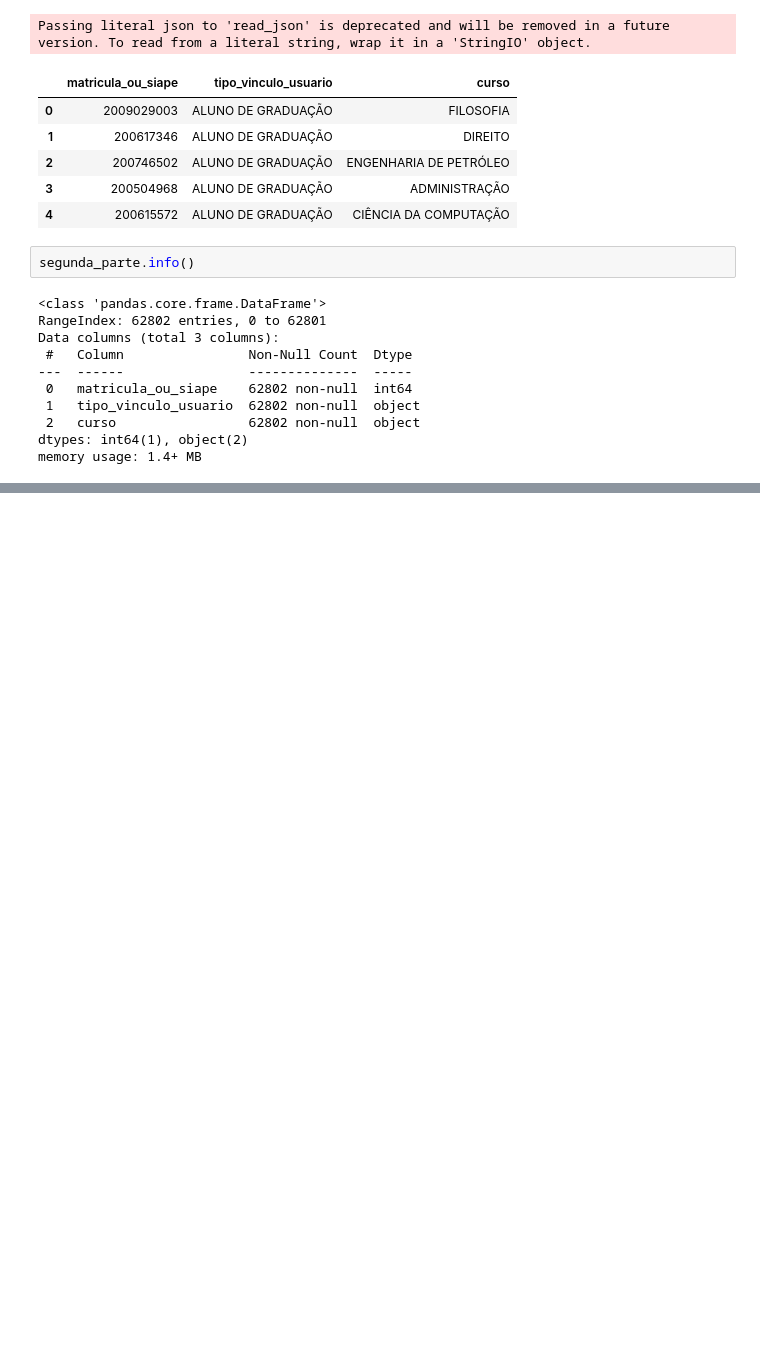
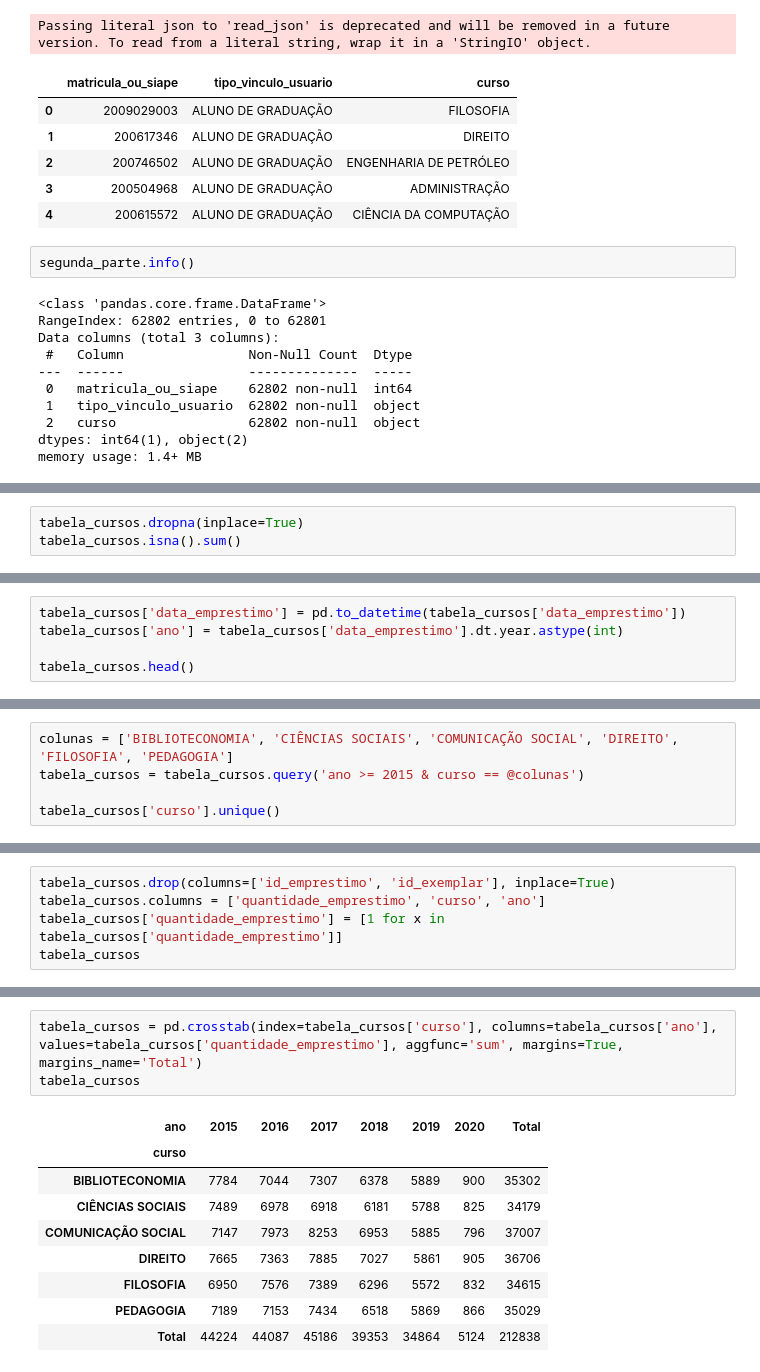
Before and after one commit to LuizHB23/7DaysOfCode-Pandas, a Jupyter notebook: main.ipynb, the cells around one changed output, grey strips where cells are left out. Drawn from its saved outputs; the diff is of its cells as text; blank space fills up the shorter version.

```diff
--- a/main.ipynb
+++ b/main.ipynb
@@ -1184,0 +1262,3 @@ memory usage: 2.0+ MB
+# %%
+tabela_cursos.dropna(inplace=True)
+tabela_cursos.isna().sum()
@@ -1184,0 +1271,5 @@ memory usage: 2.0+ MB
+# %%
+tabela_cursos['data_emprestimo'] = pd.to_datetime(tabela_cursos['data_emprestimo'])
+tabela_cursos['ano'] = tabela_cursos['data_emprestimo'].dt.year.astype(int)
+
+tabela_cursos.head()
@@ -1184,0 +1297,5 @@ memory usage: 2.0+ MB
+# %%
+colunas = ['BIBLIOTECONOMIA', 'CIÊNCIAS SOCIAIS', 'COMUNICAÇÃO SOCIAL', 'DIREITO', 'FILOSOFIA', 'PEDAGOGIA']
+tabela_cursos = tabela_cursos.query('ano >= 2015 & curso == @colunas')
+
+tabela_cursos['curso'].unique()
@@ -1184,0 +1318,5 @@ memory usage: 2.0+ MB
+# %%
+tabela_cursos.drop(columns=['id_emprestimo', 'id_exemplar'], inplace=True)
+tabela_cursos.columns = ['quantidade_emprestimo', 'curso', 'ano']
+tabela_cursos['quantidade_emprestimo'] = [1 for x in tabela_cursos['quantidade_emprestimo']]
+tabela_cursos
@@ -1184,0 +1337,13 @@ memory usage: 2.0+ MB
+# %%
+tabela_cursos = pd.crosstab(index=tabela_cursos['curso'], columns=tabela_cursos['ano'], values=tabela_cursos['quantidade_emprestimo'], aggfunc='sum', margins=True, margins_name='Total')
+tabela_cursos
+# %% [output]
+| ano | 2015 | 2016 | 2017 | 2018 | 2019 | 2020 | Total |
+| curso |  |  |  |  |  |  |  |
+| BIBLIOTECONOMIA | 7784 | 7044 | 7307 | 6378 | 5889 | 900 | 35302 |
+| CIÊNCIAS SOCIAIS | 7489 | 6978 | 6918 | 6181 | 5788 | 825 | 34179 |
+| COMUNICAÇÃO SOCIAL | 7147 | 7973 | 8253 | 6953 | 5885 | 796 | 37007 |
+| DIREITO | 7665 | 7363 | 7885 | 7027 | 5861 | 905 | 36706 |
+| FILOSOFIA | 6950 | 7576 | 7389 | 6296 | 5572 | 832 | 34615 |
+| PEDAGOGIA | 7189 | 7153 | 7434 | 6518 | 5869 | 866 | 35029 |
+| Total | 44224 | 44087 | 45186 | 39353 | 34864 | 5124 | 212838 |
```
Also changed, not shown: parts of 45 cells of this notebook, 1 other file.
